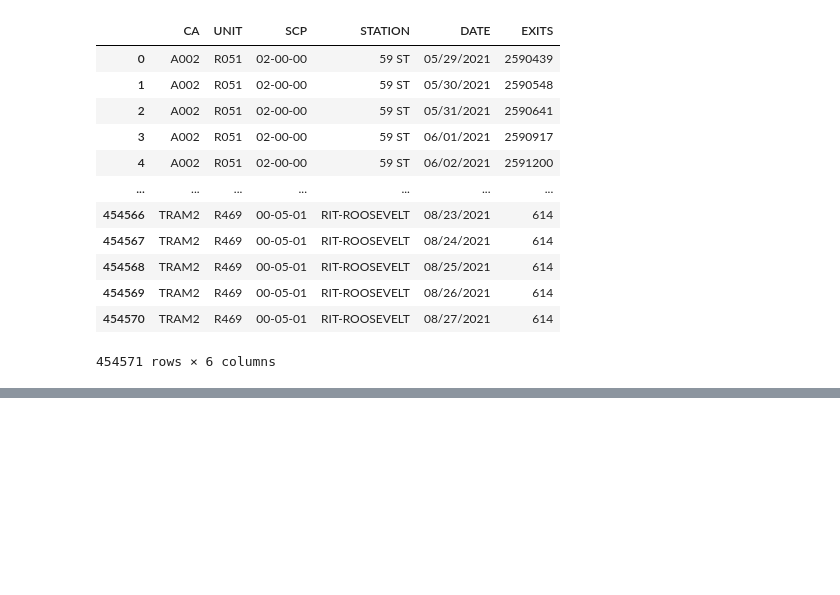
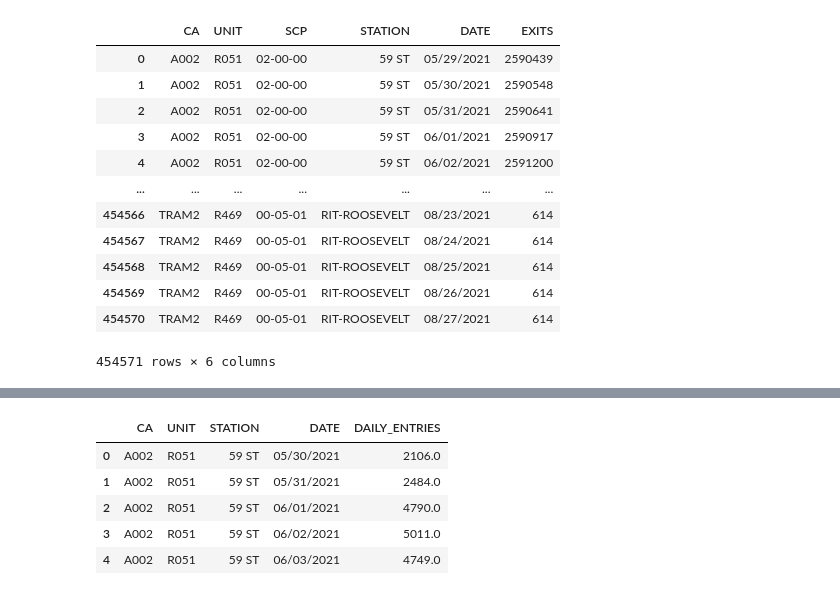
Before and after one commit to ajstake/EDA-Project, a Jupyter notebook: MTA_Data_Gathering_and_Cleaning_Notebook.ipynb, the cells around one changed output, grey strips where cells are left out. Saved outputs shown, nothing was run; the diff lists cells and outputs as text; code cells hidden in the pictures; blank space fills up the shorter version.

```diff
--- a/MTA_Data_Gathering_and_Cleaning_Notebook.ipynb
+++ b/MTA_Data_Gathering_and_Cleaning_Notebook.ipynb
@@ -261,3 +232,13 @@ min           0.000000
 75%         585.000000
 max      981271.000000
 Name: DAILY_EXITS, dtype: float64
+# %%
+ca_unit_station_entries = ts_entries_daily.groupby(['CA', 'UNIT', 'STATION', 'DATE'])[['DAILY_ENTRIES']].sum().reset_index()
+ca_unit_station_entries.head()
+# %% [output]
+|  | CA | UNIT | STATION | DATE | DAILY_ENTRIES |
+| 0 | A002 | R051 | 59 ST | 05/30/2021 | 2106.0 |
+| 1 | A002 | R051 | 59 ST | 05/31/2021 | 2484.0 |
+| 2 | A002 | R051 | 59 ST | 06/01/2021 | 4790.0 |
+| 3 | A002 | R051 | 59 ST | 06/02/2021 | 5011.0 |
+| 4 | A002 | R051 | 59 ST | 06/03/2021 | 4749.0 |
```
Also changed, not shown: parts of 19 cells of this notebook.
